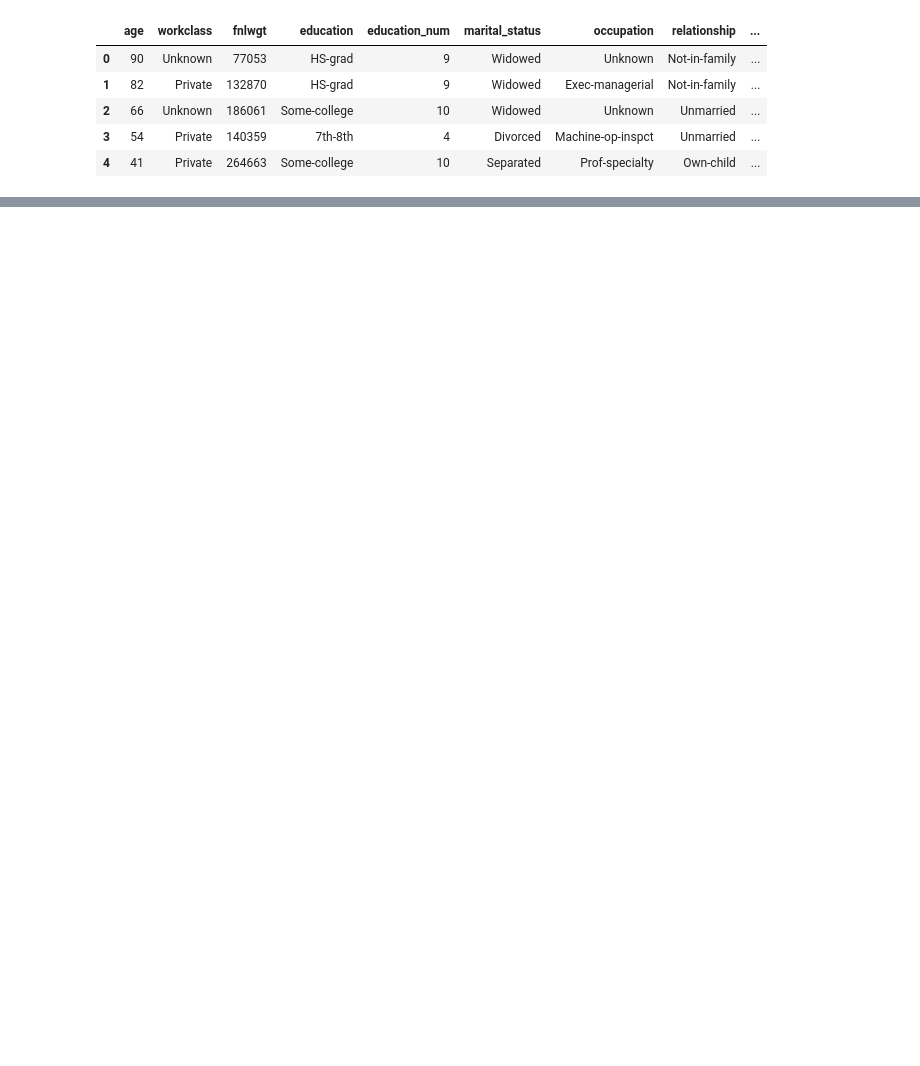
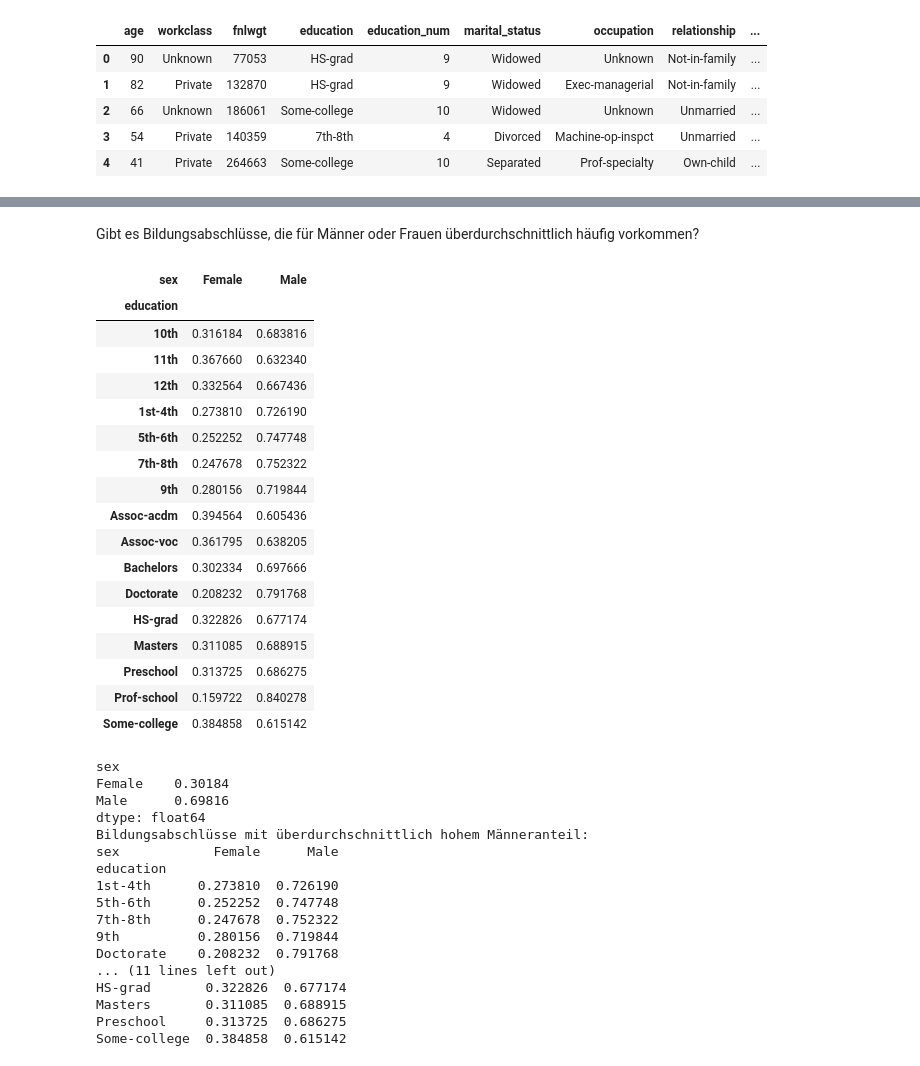
Before and after one commit to TobiasKipp3592/Adult_Cencus_Income_Project, a Jupyter notebook: eda_notebook.ipynb, the cells around one changed output, grey strips where cells are left out. Saved outputs shown, nothing was run; the diff lists cells and outputs as text; code cells hidden in the pictures; blank space fills up the shorter version.

```diff
--- a/eda_notebook.ipynb
+++ b/eda_notebook.ipynb
@@ -15,0 +51,54 @@ df.head()  # Ergebnis prüfen
+# %% [markdown]
+Gibt es Bildungsabschlüsse, die für Männer oder Frauen überdurchschnittlich häufig vorkommen?
+# %%
+education_by_sex = pd.crosstab(df["education"], df["sex"], normalize="index")
+display(education_by_sex)
+
+mean_values = education_by_sex.mean()
+print(mean_values)
+
+male_dominated = education_by_sex[education_by_sex["Male"] > mean_values["Male"]]
+
+female_dominated = education_by_sex[education_by_sex["Female"] > mean_values["Female"]]
+
+print("Bildungsabschlüsse mit überdurchschnittlich hohem Männeranteil:")
+print(male_dominated)
+
+print("\nBildungsabschlüsse mit überdurchschnittlich hohem Frauenanteil:")
+print(female_dominated)
+# %% [output]
+| sex | Female | Male |
+| education |  |  |
+| 10th | 0.316184 | 0.683816 |
+| 11th | 0.367660 | 0.632340 |
+| 12th | 0.332564 | 0.667436 |
+| 1st-4th | 0.273810 | 0.726190 |
+| 5th-6th | 0.252252 | 0.747748 |
+| 7th-8th | 0.247678 | 0.752322 |
+| 9th | 0.280156 | 0.719844 |
+| Assoc-acdm | 0.394564 | 0.605436 |
+| Assoc-voc | 0.361795 | 0.638205 |
+| Bachelors | 0.302334 | 0.697666 |
+| Doctorate | 0.208232 | 0.791768 |
+| HS-grad | 0.322826 | 0.677174 |
+| Masters | 0.311085 | 0.688915 |
+| Preschool | 0.313725 | 0.686275 |
+| Prof-school | 0.159722 | 0.840278 |
+| Some-college | 0.384858 | 0.615142 |
+sex
+Female    0.30184
+Male      0.69816
+dtype: float64
+Bildungsabschlüsse mit überdurchschnittlich hohem Männeranteil:
+sex            Female      Male
+education
+1st-4th      0.273810  0.726190
+5th-6th      0.252252  0.747748
+7th-8th      0.247678  0.752322
+9th          0.280156  0.719844
+Doctorate    0.208232  0.791768
+... (11 lines left out)
+HS-grad       0.322826  0.677174
+Masters       0.311085  0.688915
+Preschool     0.313725  0.686275
+Some-college  0.384858  0.615142
```
Also changed, not shown: parts of 24 cells of this notebook.
